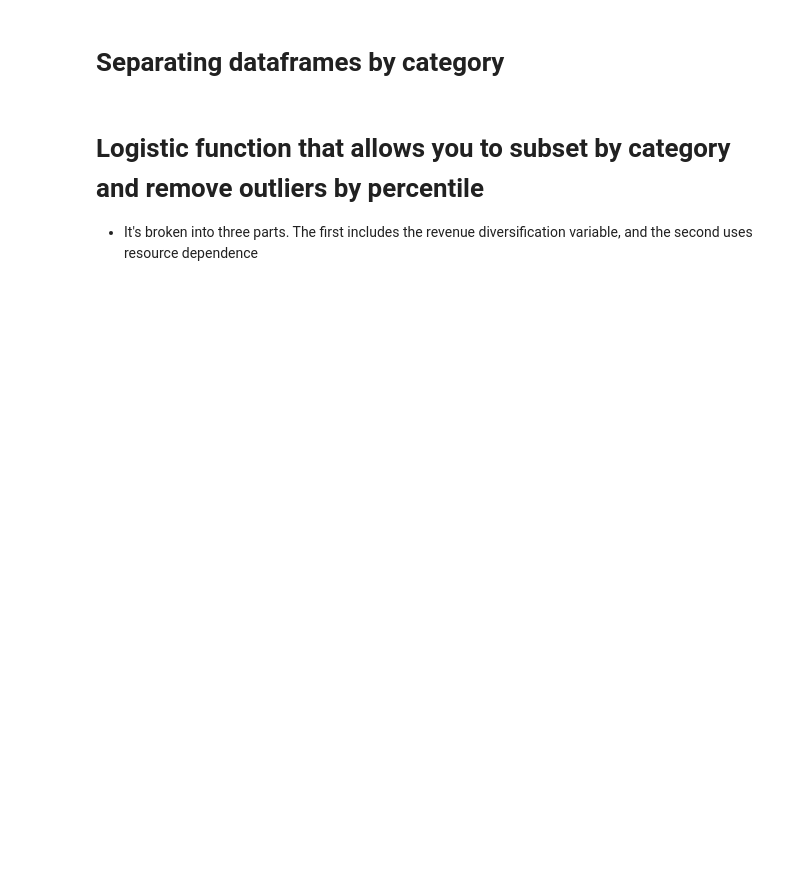
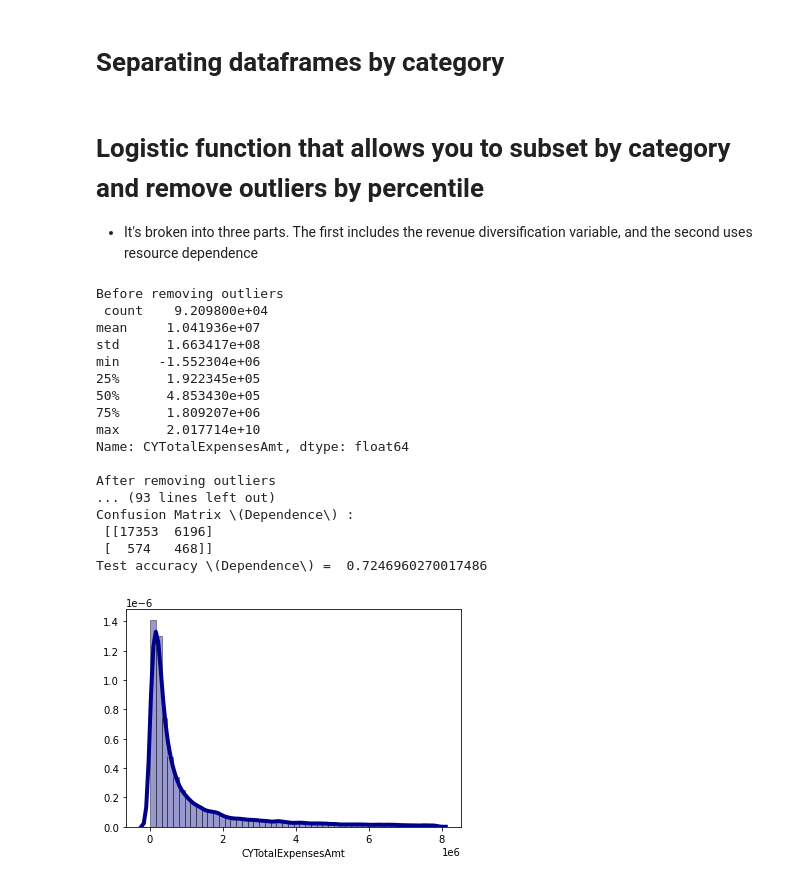
Before and after one commit to ethantenison/Impact_Capital, a Jupyter notebook: notebooks/statistics.ipynb, the cells around one changed output. Drawn from its saved outputs; the diff is of its cells as text; code cells hidden in the pictures; blank space fills up the shorter version.

Commit message:
Confusion matrix added.

```diff
--- a/notebooks/statistics.ipynb
+++ b/notebooks/statistics.ipynb
@@ -143 +230,25 @@ def logistic(data, low, high):
+# %%
+test = logistic(dfHumanServices, 0.01, .9)
+
+#results_df = results_summary_to_dataframe(test)
+#results_df
+# %% [output]
+Before removing outliers
+ count    9.209800e+04
+mean     1.041936e+07
+std      1.663417e+08
+min     -1.552304e+06
+25%      1.922345e+05
+50%      4.853430e+05
+75%      1.809207e+06
+max      2.017714e+10
+Name: CYTotalExpensesAmt, dtype: float64
+
+After removing outliers
+... (93 lines left out)
+Confusion Matrix \(Dependence\) :
+ [[17353  6196]
+ [  574   468]]
+Test accuracy \(Dependence\) =  0.7246960270017486
+[figure, added]
 # %%
```
Also changed, not shown: parts of 20 cells of this notebook, 2 other files.
